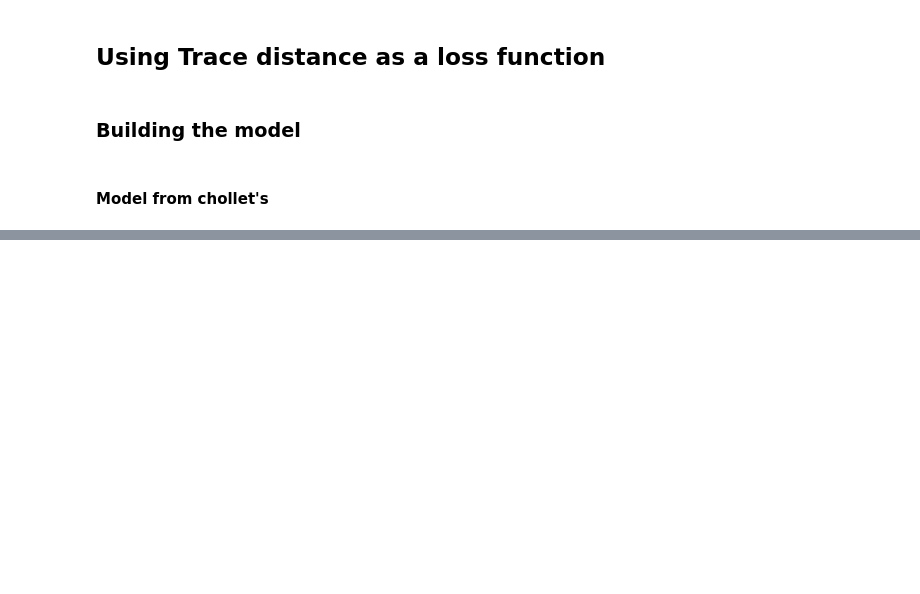
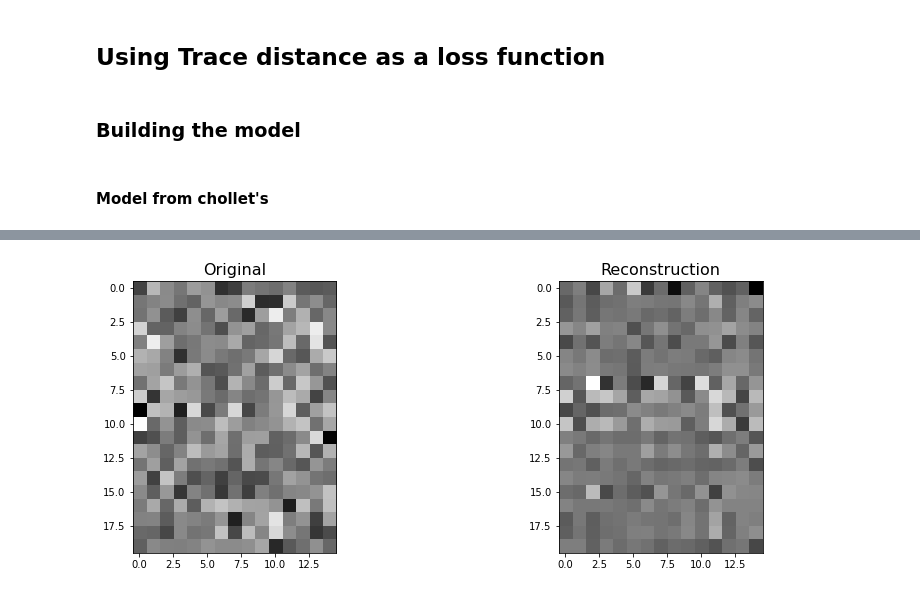
Before and after one commit to nahumsa/DM-Reconstruction, a Jupyter notebook: Reconstruct DM.ipynb, the cells around one changed output, grey strips where cells are left out. Drawn from its saved outputs; the diff is of its cells as text; code cells hidden in the pictures; blank space fills up the shorter version.

```diff
--- a/Reconstruct DM.ipynb
+++ b/Reconstruct DM.ipynb
@@ -340,11 +388,13 @@ class VariationalAutoEncoder(tf.keras.Model):
                intermediate_dim=64,
                latent_dim=32,
                **kwargs):
+
     super(VariationalAutoEncoder, self).__init__(**kwargs)
     self.original_dim = original_dim
     self.encoder = Encoder(latent_dim=latent_dim,
                            intermediate_dim=intermediate_dim)
-    self.decoder = Decoder(original_dim, intermediate_dim=intermediate_dim)
+    self.decoder = Decoder(original_dim,
+                           intermediate_dim=intermediate_dim)
 
   def call(self, inputs):
     z_mean, z_log_var, z = self.encoder(inputs)
@@ -585,0 +483,17 @@ FailedPreconditionError: ignored
+# %%
+fig = plt.figure(figsize=(14,5))
+gs = fig.add_gridspec(1, 2)
+ax1 = fig.add_subplot(gs[0, 0])
+ax2 = fig.add_subplot(gs[0, 1])
+
+
+ax1.imshow((X_train[0:20]), cmap="gray")
+ax1.set_title('Original', size=16)
+
+ax2.imshow(vae.predict(X_train[0:20]), cmap="gray")
+ax2.set_title('Reconstruction', size=16)
+
+
+plt.show()
+# %% [output]
+[figure, added]
```
Also changed, not shown: parts of 21 cells of this notebook.
